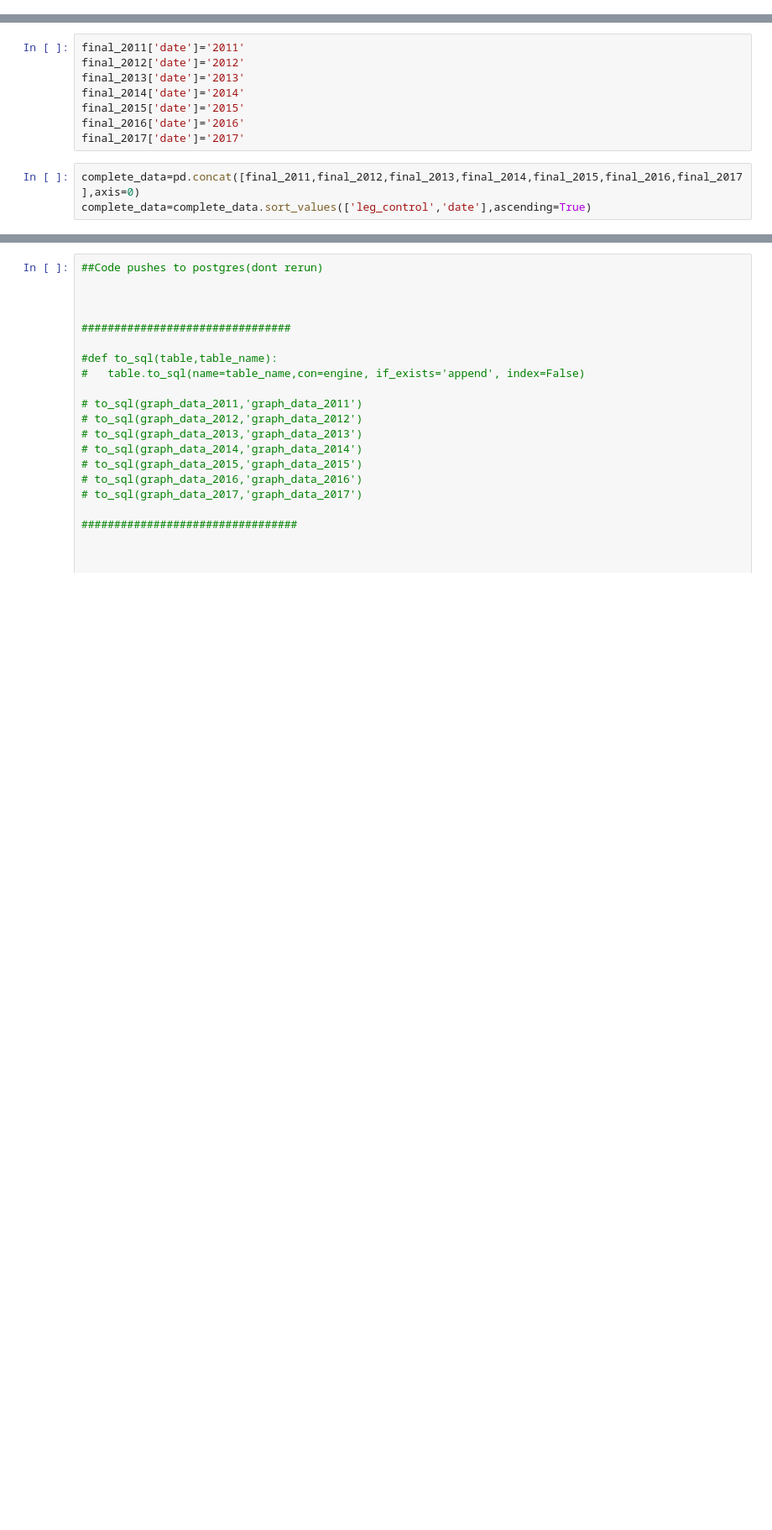
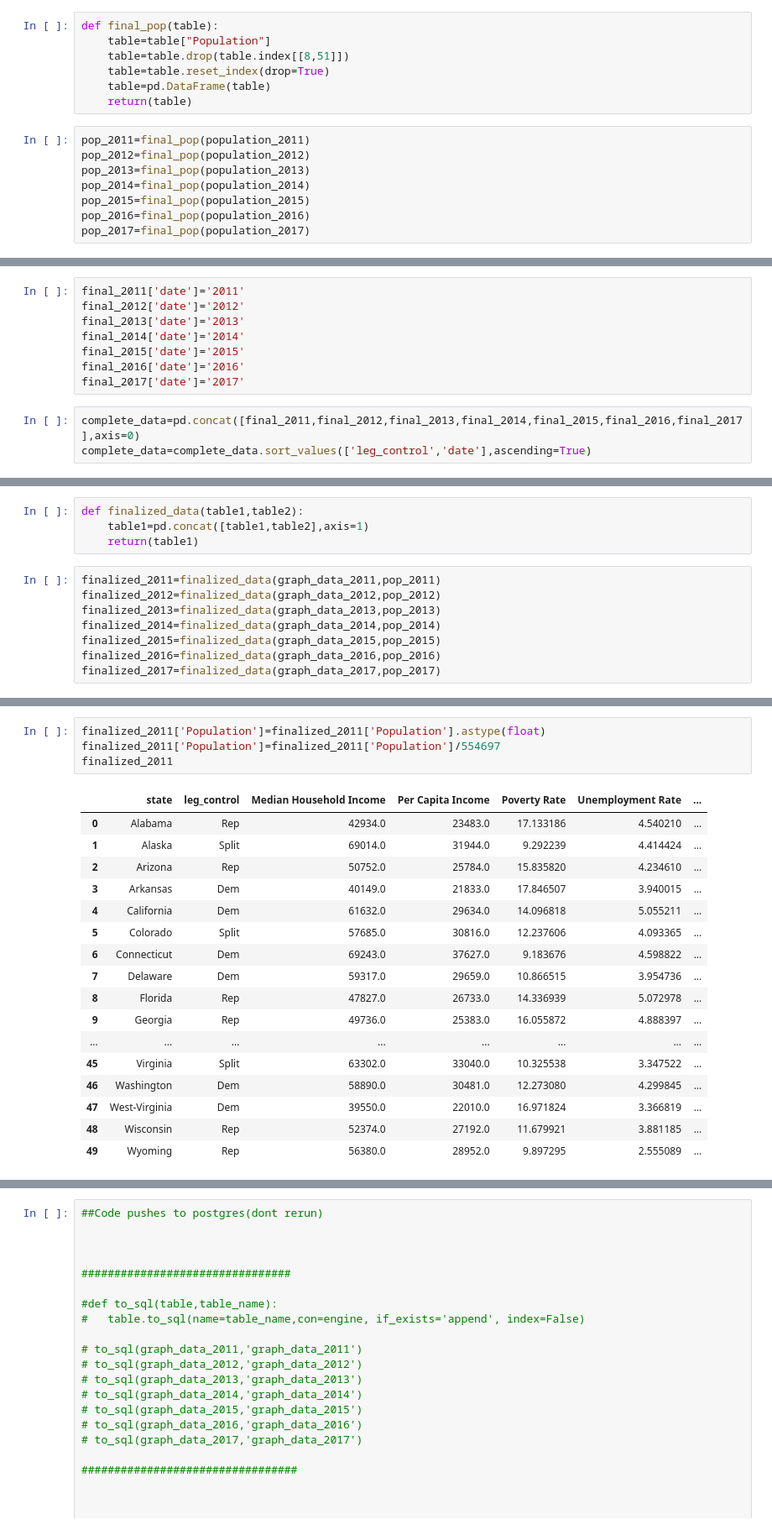
Before and after one commit to allamass95/project_2, a Jupyter notebook: jn/merging_tables.ipynb, the cells around one changed output, grey strips where cells are left out. Shown at 84% size. Cells and saved outputs as stored; diff of their text form; blank space fills up the shorter version.

```diff
--- a/jn/merging_tables.ipynb
+++ b/jn/merging_tables.ipynb
@@ -16,0 +29,15 @@ stats_2017=pd.read_sql('select * from year_2017',conn)
+# %%
+def final_pop(table):
+    table=table["Population"]
+    table=table.drop(table.index[[8,51]])
+    table=table.reset_index(drop=True)
+    table=pd.DataFrame(table)
+    return(table)
+# %%
+pop_2011=final_pop(population_2011)
+pop_2012=final_pop(population_2012)
+pop_2013=final_pop(population_2013)
+pop_2014=final_pop(population_2014)
+pop_2015=final_pop(population_2015)
+pop_2016=final_pop(population_2016)
+pop_2017=final_pop(population_2017)
@@ -119,0 +156,12 @@ complete_data
+# %%
+def finalized_data(table1,table2):
+    table1=pd.concat([table1,table2],axis=1)
+    return(table1)
+# %%
+finalized_2011=finalized_data(graph_data_2011,pop_2011)
+finalized_2012=finalized_data(graph_data_2012,pop_2012)
+finalized_2013=finalized_data(graph_data_2013,pop_2013)
+finalized_2014=finalized_data(graph_data_2014,pop_2014)
+finalized_2015=finalized_data(graph_data_2015,pop_2015)
+finalized_2016=finalized_data(graph_data_2016,pop_2016)
+finalized_2017=finalized_data(graph_data_2017,pop_2017)
@@ -120,3 +402,25 @@ complete_data
+# %%
+finalized_2011['Population']=finalized_2011['Population'].astype(float)
+finalized_2011['Population']=finalized_2011['Population']/554697
+finalized_2011
+# %% [output]
+|  | state | leg_control | Median Household Income | Per Capita Income | Poverty Rate | Unemployment Rate | ... |
+| 0 | Alabama | Rep | 42934.0 | 23483.0 | 17.133186 | 4.540210 | ... |
+| 1 | Alaska | Split | 69014.0 | 31944.0 | 9.292239 | 4.414424 | ... |
+| 2 | Arizona | Rep | 50752.0 | 25784.0 | 15.835820 | 4.234610 | ... |
+| 3 | Arkansas | Dem | 40149.0 | 21833.0 | 17.846507 | 3.940015 | ... |
+| 4 | California | Dem | 61632.0 | 29634.0 | 14.096818 | 5.055211 | ... |
+| 5 | Colorado | Split | 57685.0 | 30816.0 | 12.237606 | 4.093365 | ... |
+| 6 | Connecticut | Dem | 69243.0 | 37627.0 | 9.183676 | 4.598822 | ... |
+| 7 | Delaware | Dem | 59317.0 | 29659.0 | 10.866515 | 3.954736 | ... |
+| 8 | Florida | Rep | 47827.0 | 26733.0 | 14.336939 | 5.072978 | ... |
+| 9 | Georgia | Rep | 49736.0 | 25383.0 | 16.055872 | 4.888397 | ... |
+| ... | ... | ... | ... | ... | ... | ... | ... |
+| 45 | Virginia | Split | 63302.0 | 33040.0 | 10.325538 | 3.347522 | ... |
+| 46 | Washington | Dem | 58890.0 | 30481.0 | 12.273080 | 4.299845 | ... |
+| 47 | West-Virginia | Dem | 39550.0 | 22010.0 | 16.971824 | 3.366819 | ... |
+| 48 | Wisconsin | Rep | 52374.0 | 27192.0 | 11.679921 | 3.881185 | ... |
+| 49 | Wyoming | Rep | 56380.0 | 28952.0 | 9.897295 | 2.555089 | ... |
 # %%
 dem_data.head()
 # %% [output]
```
Also changed, not shown: parts of 22 cells of this notebook, 6 other files.
